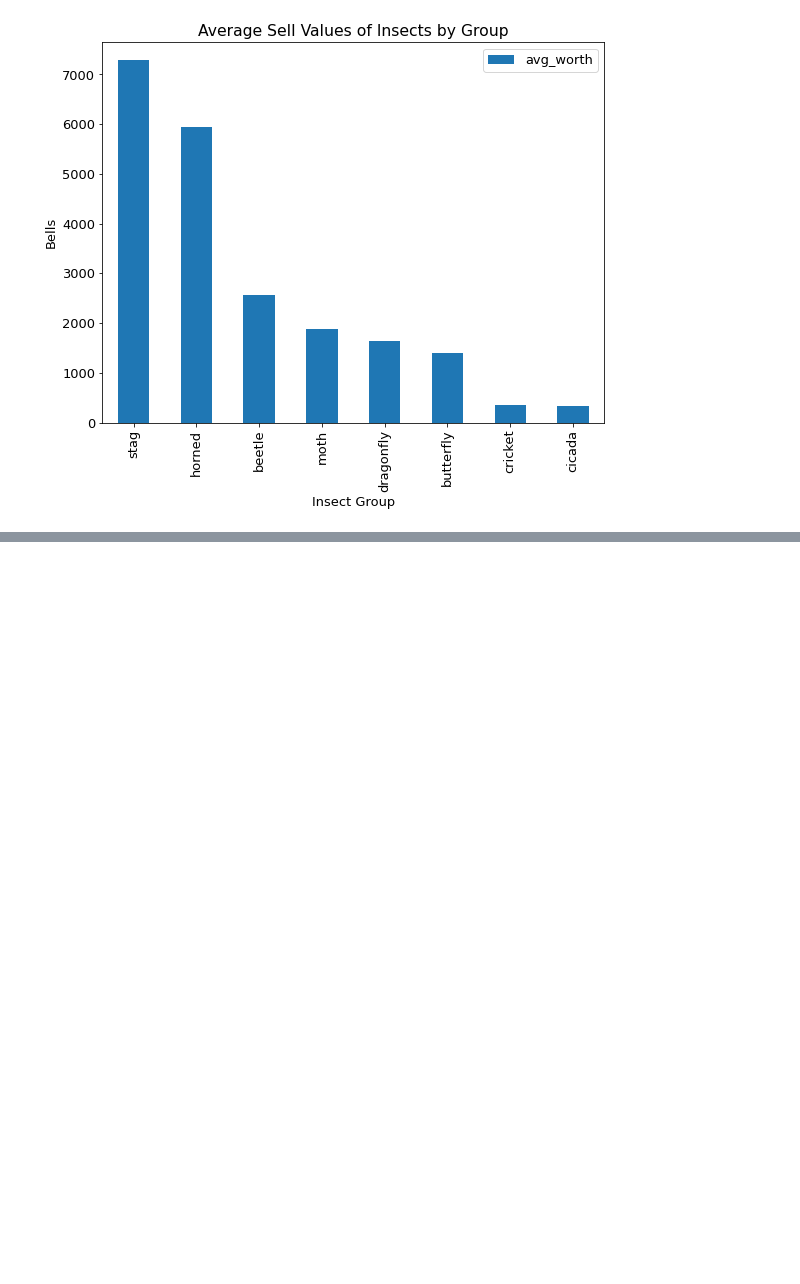
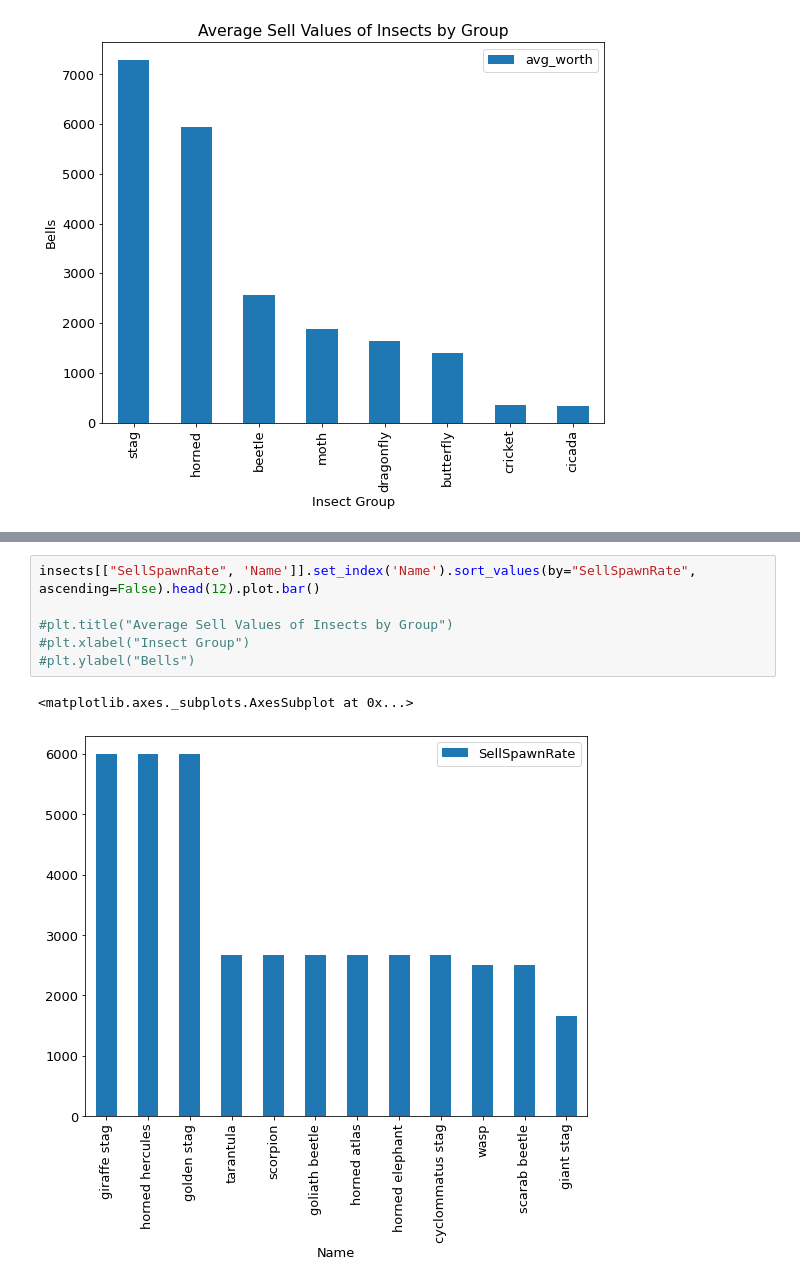
Before and after one commit to KwameTaylor/its-raining-bells_animal-crossing-new-horizons, a Jupyter notebook: its-raining-bells-hallelujah.ipynb, the cells around one changed output, grey strips where cells are left out. Saved outputs shown, nothing was run; the diff lists cells and outputs as text; blank space fills up the shorter version.

Commit message:
explore sell / spawn rates

```diff
--- a/its-raining-bells-hallelujah.ipynb
+++ b/its-raining-bells-hallelujah.ipynb
@@ -220,0 +231,9 @@ Text(0, 0.5, 'Bells')
+# %%
+insects[["SellSpawnRate", 'Name']].set_index('Name').sort_values(by="SellSpawnRate", ascending=False).head(12).plot.bar()
+
+#plt.title("Average Sell Values of Insects by Group")
+#plt.xlabel("Insect Group")
+#plt.ylabel("Bells")
+# %% [output]
+<matplotlib.axes._subplots.AxesSubplot at 0x...>
+[figure, added]
```
Also changed, not shown: parts of 2 cells of this notebook.
